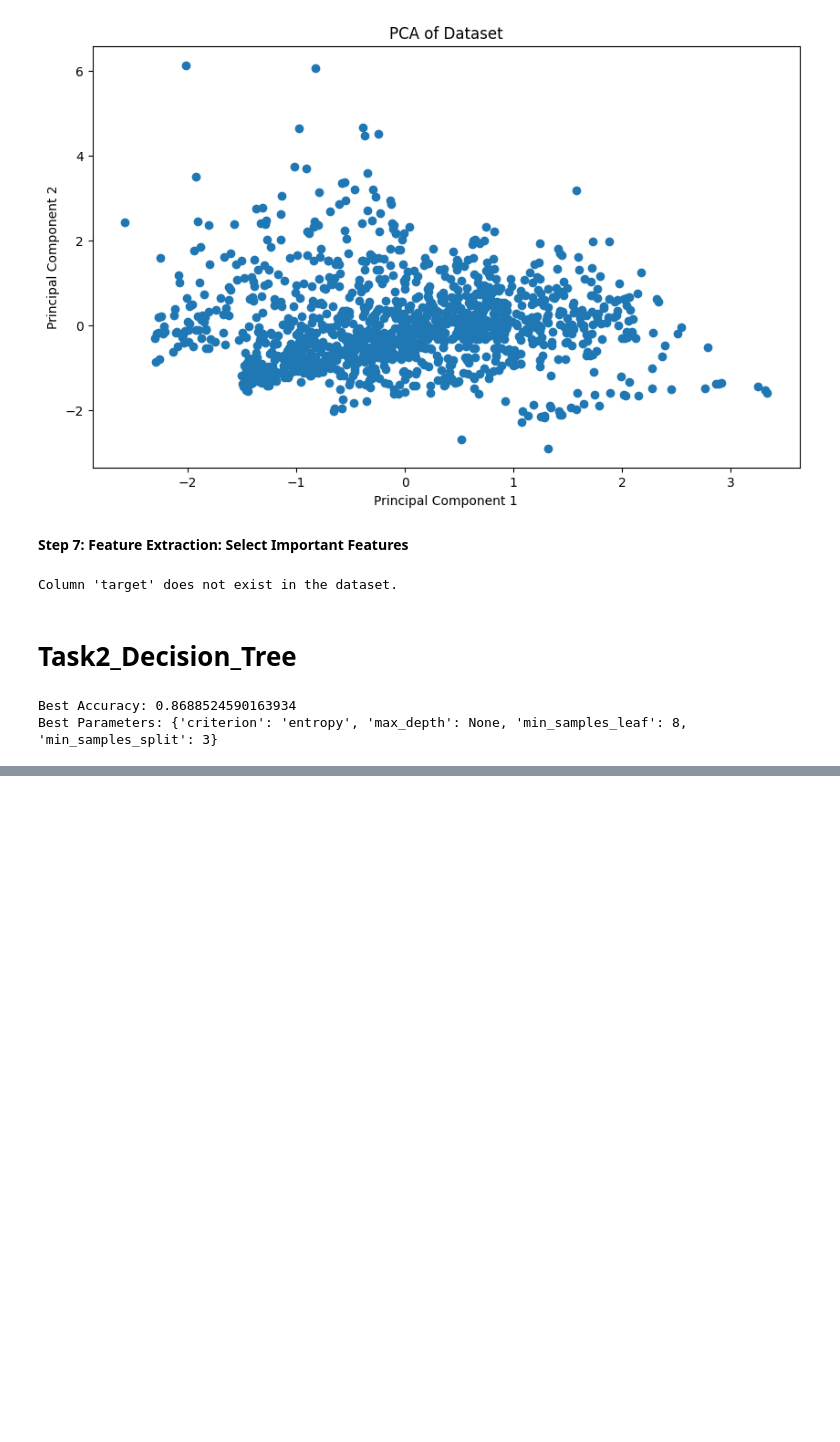
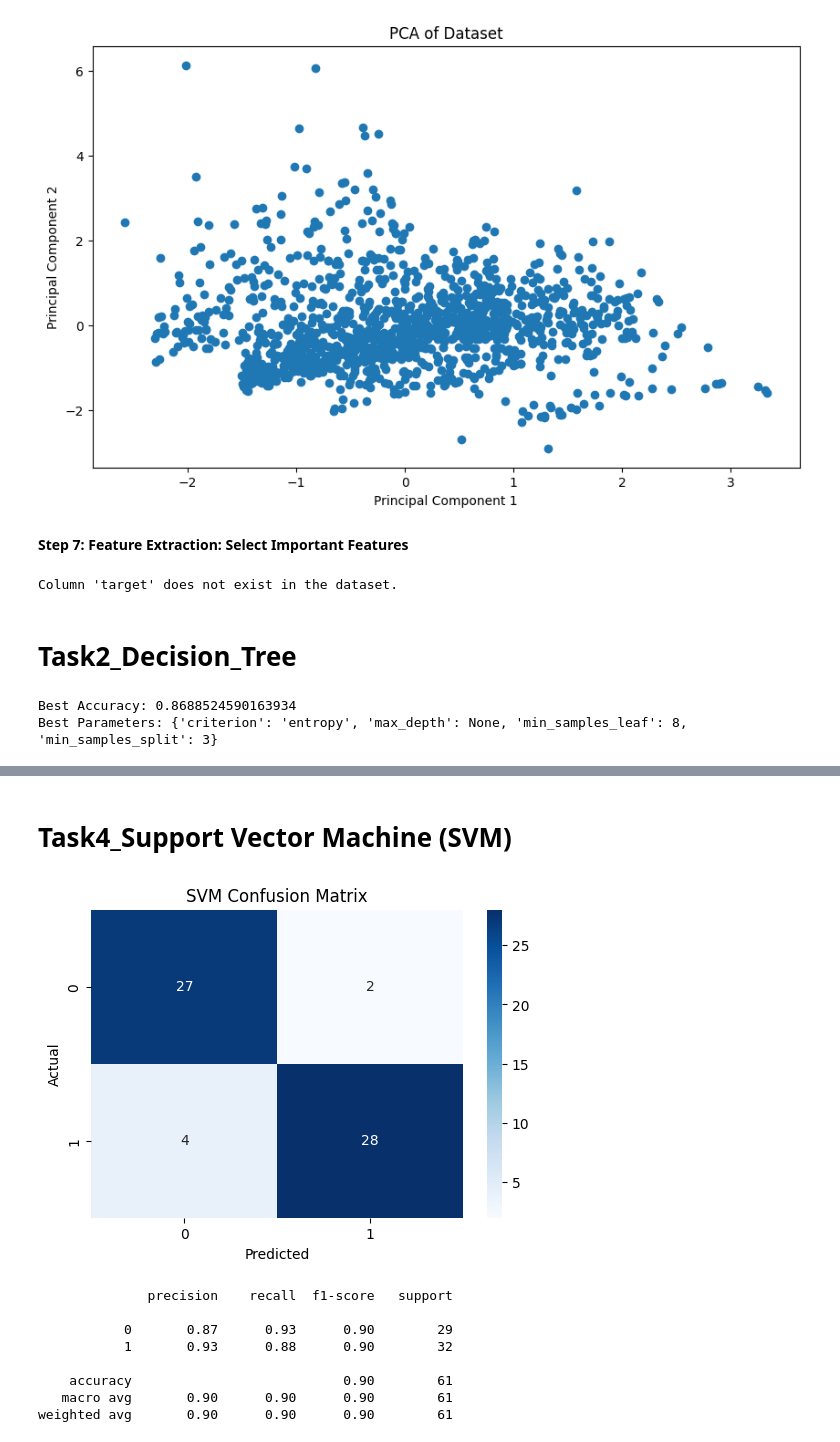
Before and after one commit to reemamemon/FEMCode_Tasks, a Jupyter notebook: FEMCode_Tasks.ipynb, the cells around one changed output, grey strips where cells are left out. Drawn from its saved outputs; the diff is of its cells as text; code cells hidden in the pictures; blank space fills up the shorter version.

```diff
--- a/FEMCode_Tasks.ipynb
+++ b/FEMCode_Tasks.ipynb
@@ -290,0 +353,37 @@ Best Parameters: {'criterion': 'entropy', 'max_depth': None, 'min_samples_leaf':
+# %% [markdown]
+# Task4_Support Vector Machine (SVM)
+# %%
+from sklearn.svm import SVC
+
+# Initialize SVM model
+svm = SVC(random_state=42)
+
+# Train the model
+svm.fit(X_train, y_train)
+
+# Predict on the test set
+y_pred_svm = svm.predict(X_test)
+
+# Confusion Matrix
+cm_svm = confusion_matrix(y_test, y_pred_svm)
+
+# Plot confusion matrix
+plt.figure(figsize=(6, 4))
+sns.heatmap(cm_svm, annot=True, fmt='d', cmap='Blues')
+plt.title('SVM Confusion Matrix')
+plt.ylabel('Actual')
+plt.xlabel('Predicted')
+plt.show()
+
+# Classification Report
+print(classification_report(y_test, y_pred_svm))
+# %% [output]
+[figure, added]
+              precision    recall  f1-score   support
+
+           0       0.87      0.93      0.90        29
+           1       0.93      0.88      0.90        32
+
+    accuracy                           0.90        61
+   macro avg       0.90      0.90      0.90        61
+weighted avg       0.90      0.90      0.90        61
```
Also changed, not shown: parts of 9 cells of this notebook.
